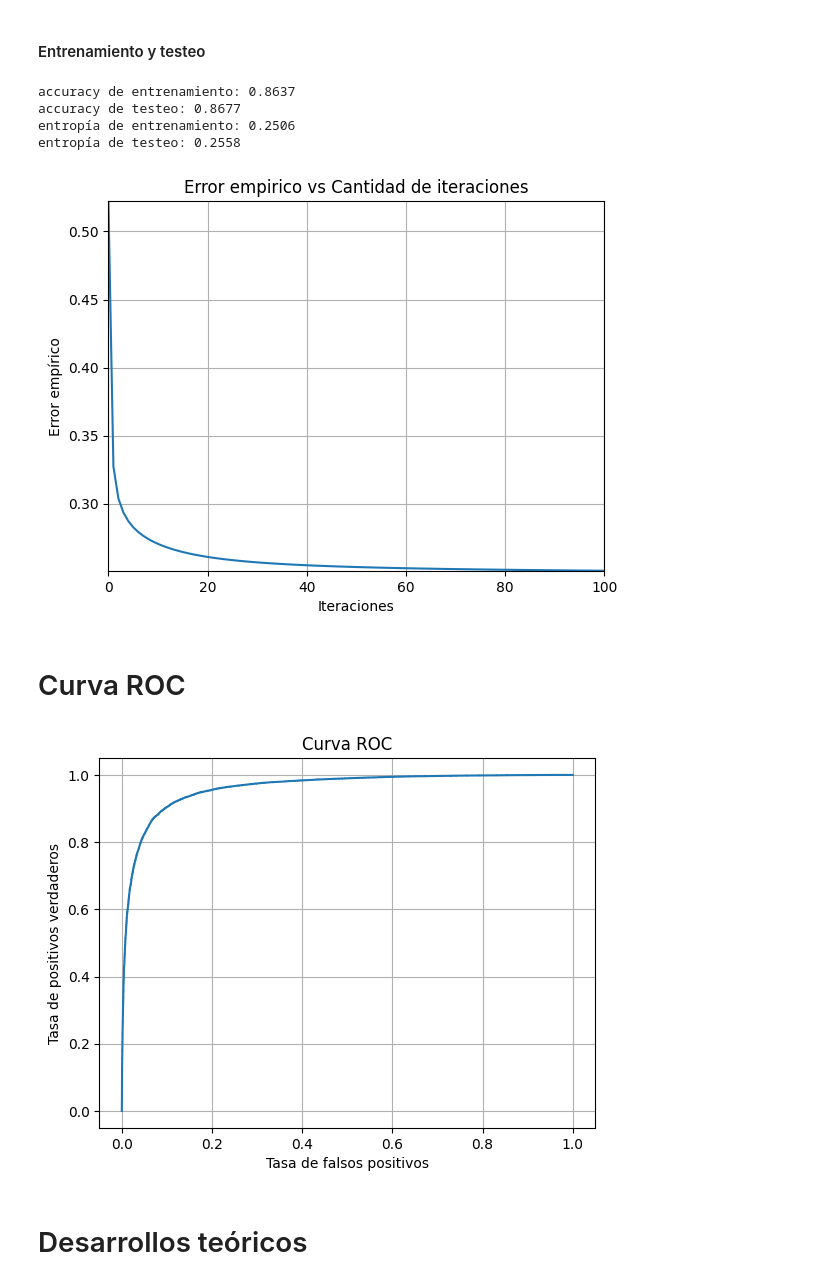
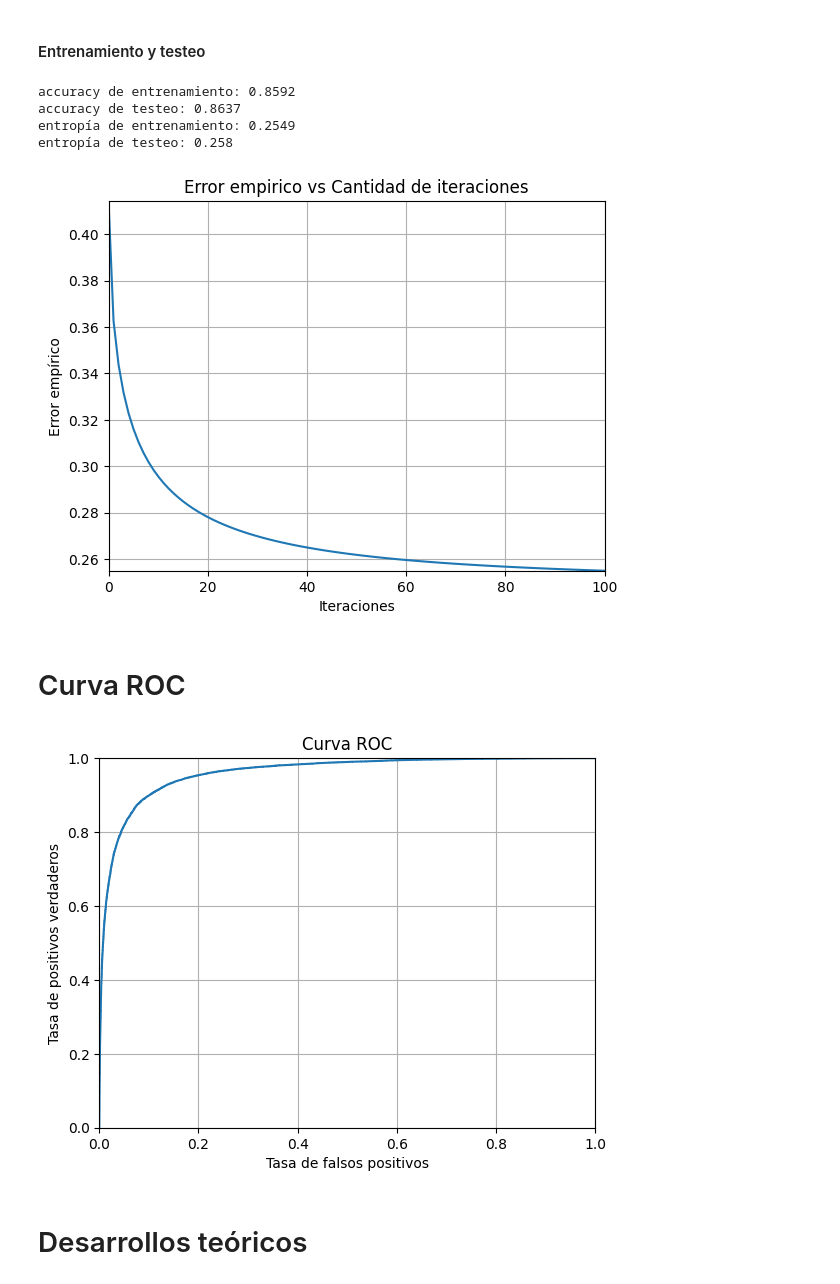
Before and after one commit to Jsar9/Signal-Processing-Workshop, a Jupyter notebook: TPs/TP3/TP3.ipynb, the cells around one changed output. Cells and saved outputs as stored; diff of their text form; code cells hidden in the pictures.

```diff
--- a/TPs/TP3/TP3.ipynb
+++ b/TPs/TP3/TP3.ipynb
@@ -14,9 +14,13 @@ from tensorflow.keras.datasets import mnist
 print('shape: entrenamiento','\t X:', x_train.shape, '\t Y:',y_train.shape)
 print('shape: test','\t X:', x_test.shape, '\t Y:',y_test.shape)
 
-for i in np.arange(0,10,1):
+n_img = 10
+pos_index = np.arange(x_train.shape[0])
+random_index = np.random.choice(pos_index, size=10, replace=False) #Se toman 10 indices diferentes de todos los posibles
+
+for i in range(n_img):
     plt.subplot(2,5,i+1)
-    plt.imshow(x_train[i])
+    plt.imshow(x_train[random_index[i]])
     plt.axis("off")
 plt.tight_layout()
 
@@ -124,7 +128,7 @@ class RegresionLogistica:
 # %%
 
 N=100
-learning_rate = 0.5
+learning_rate = 0.2
 model = RegresionLogistica(learning_rate,N)
 
 #Se agrega la columna de bias
@@ -159,11 +163,11 @@ plt.xlim([0,100])
 plt.ylim([np.min(model.emp_risk),np.max(model.emp_risk)])
 plt.grid(True)
 # %% [output]
-accuracy de entrenamiento: 0.8637
-accuracy de testeo: 0.8677
-entropía de entrenamiento: 0.2506
-entropía de testeo: 0.2558
+accuracy de entrenamiento: 0.8592
+accuracy de testeo: 0.8637
+entropía de entrenamiento: 0.2549
+entropía de testeo: 0.258
-[figure, old version]
+[figure, new version]
 # %% [markdown]
 # Curva ROC
 # %%
@@ -171,34 +175,36 @@ y_scores = model.predict_proba(x_train_norm) #X posee la columna de bias
 y_true = categorical_train
 
 thresholds = np.sort(np.unique(y_scores))[::-1] #Se seleccionan los umbrales, evitando repeticiones y se los ordena de forma descendente
 
 P = np.sum(y_true == 1) #Se obtienen la cantidad de positivos reales
 N = np.sum(y_true == 0) #Se obtienen la cantidad de negativos reales
 
 tpr_list = []
 fpr_list = []
 
 for thr in thresholds:
     y_pred = (y_scores >= thr).astype(int) #Se buscan las probabilidades mayores que el umbral
 
     #La predicción da 1 y el verdadero 0 -> falso positivo
     #La predicción da 1 y el verdadero 1 -> positivo verdadero
     TP = np.sum((y_pred == 1) & (y_true == 1)) #Se calcula la cantidad de positivos verdaderos
     FP = np.sum((y_pred == 1) & (y_true == 0)) #Se calcula la cantidad de falsos positivos
 
     TPR = TP / P #Se calculan TPR y FPR para este valor umbral
     FPR = FP / N
 
     tpr_list.append(TPR)    #Se cargan en las listas
     fpr_list.append(FPR)
 
 plt.plot(fpr_list, tpr_list)
 plt.xlabel("Tasa de falsos positivos")
 plt.ylabel('Tasa de positivos verdaderos')
 plt.title('Curva ROC')
+plt.ylim(0,1)
+plt.xlim(0,1)
 plt.grid(True)
 # %% [output]
-[figure, old version]
+[figure, new version]
 # %% [markdown]
 # Desarrollos teóricos
 # %% [markdown]
```
Also changed, not shown: parts of 2 cells of this notebook.
